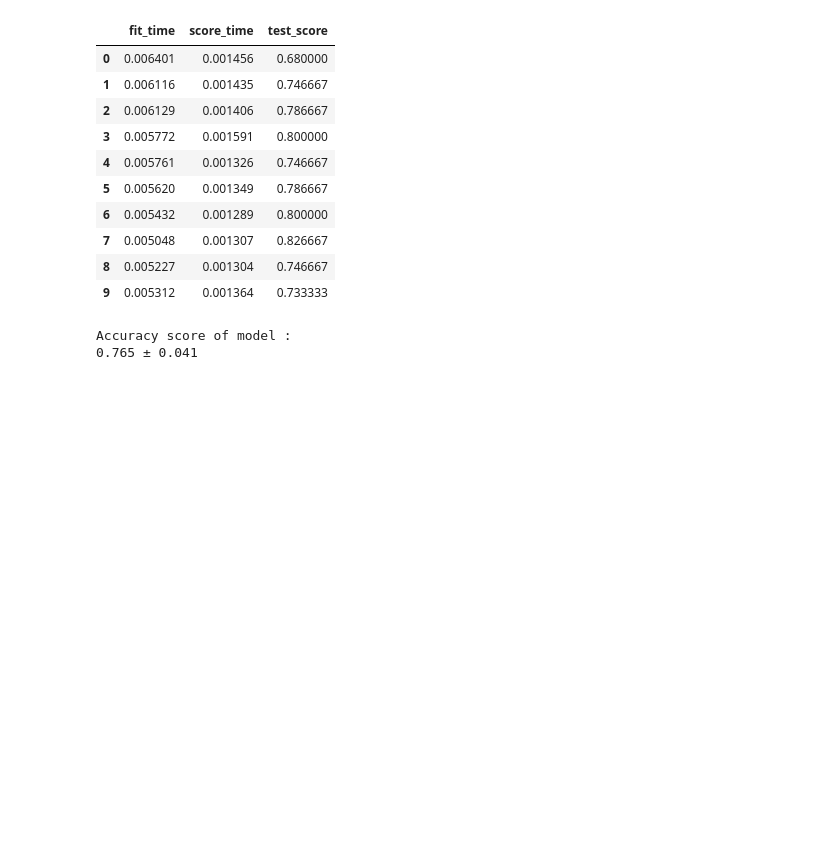
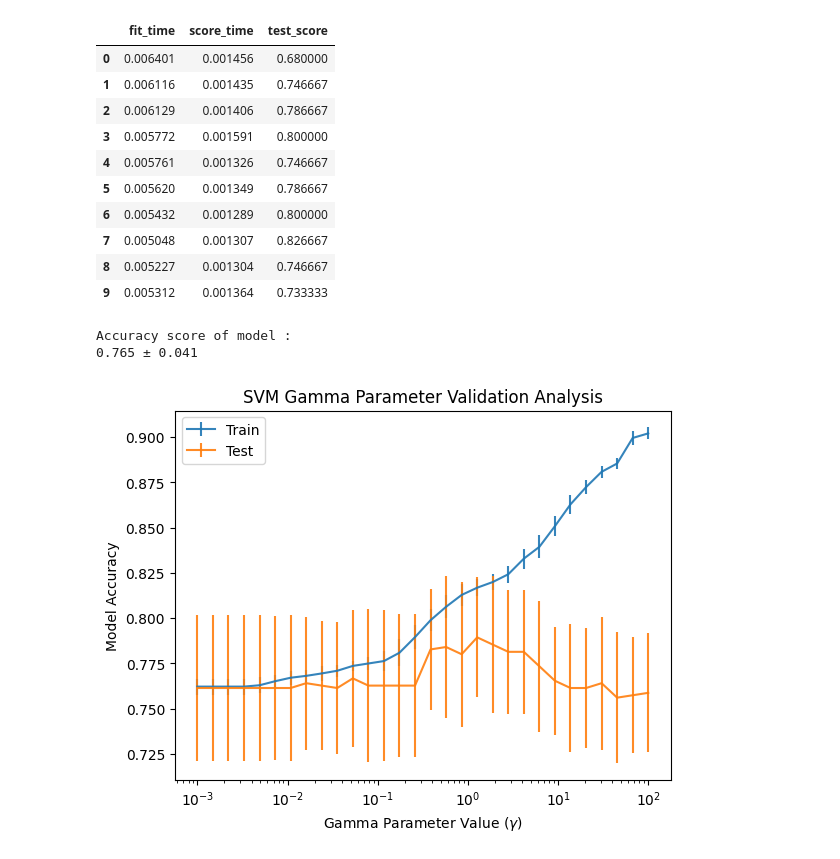
Before and after one commit to dhxtom/bootcampProjects, a Jupyter notebook: week3_sklearn/M2.01/M2.01.ipynb, the cells around one changed output. Saved outputs shown, nothing was run; the diff lists cells and outputs as text; code cells hidden in the pictures; blank space fills up the shorter version.

Commit message:
Check how changing gamma impacts the model accuracy

```diff
--- a/week3_sklearn/M2.01/M2.01.ipynb
+++ b/week3_sklearn/M2.01/M2.01.ipynb
@@ -39,3 +39,33 @@ print(
 # %% [output]
 Accuracy score of model :
 0.765 ± 0.041
+# %%
+import numpy as np
+from sklearn.model_selection import ValidationCurveDisplay
+
+gamma_values = np.logspace(-3, 2, num=30)
+parameter_name = "svc__gamma"
+
+validation_plot = ValidationCurveDisplay.from_estimator(
+    estimator=model,
+    X=data,
+    y=target,
+    param_name=parameter_name,
+    param_range=gamma_values,
+    cv=shuffle,
+    scoring="accuracy",
+    score_name="Accuracy",
+    std_display_style="errorbar",
+    errorbar_kw={"alpha": 0.9},
+    n_jobs=2
+)
+
+validation_plot.ax_.set(
+    xlabel=r"Gamma Parameter Value ($\gamma$)",
+    title="SVM Gamma Parameter Validation Analysis",
+    ylabel="Model Accuracy"
+)
+
+validation_plot.figure_.show()
+# %% [output]
+[figure, added]
```
